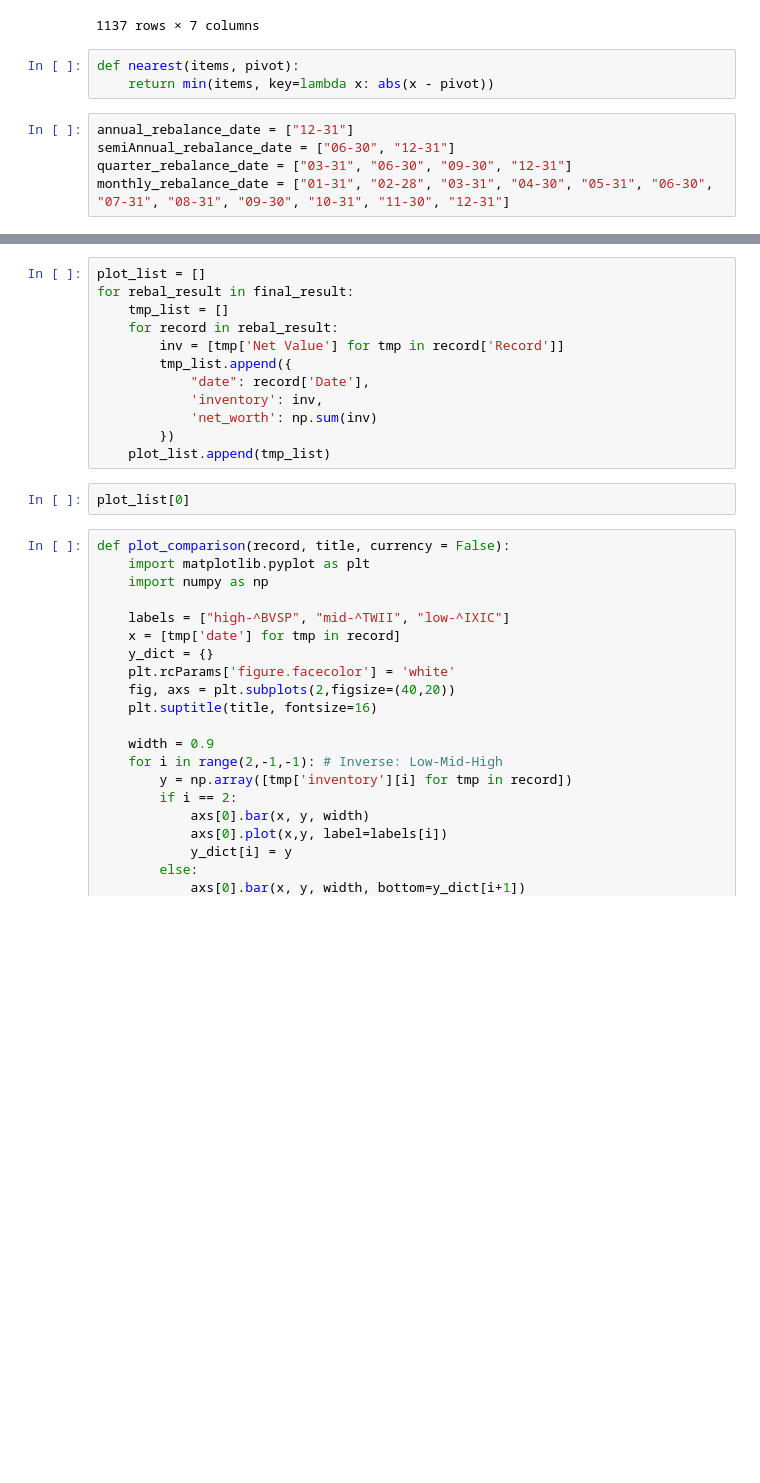
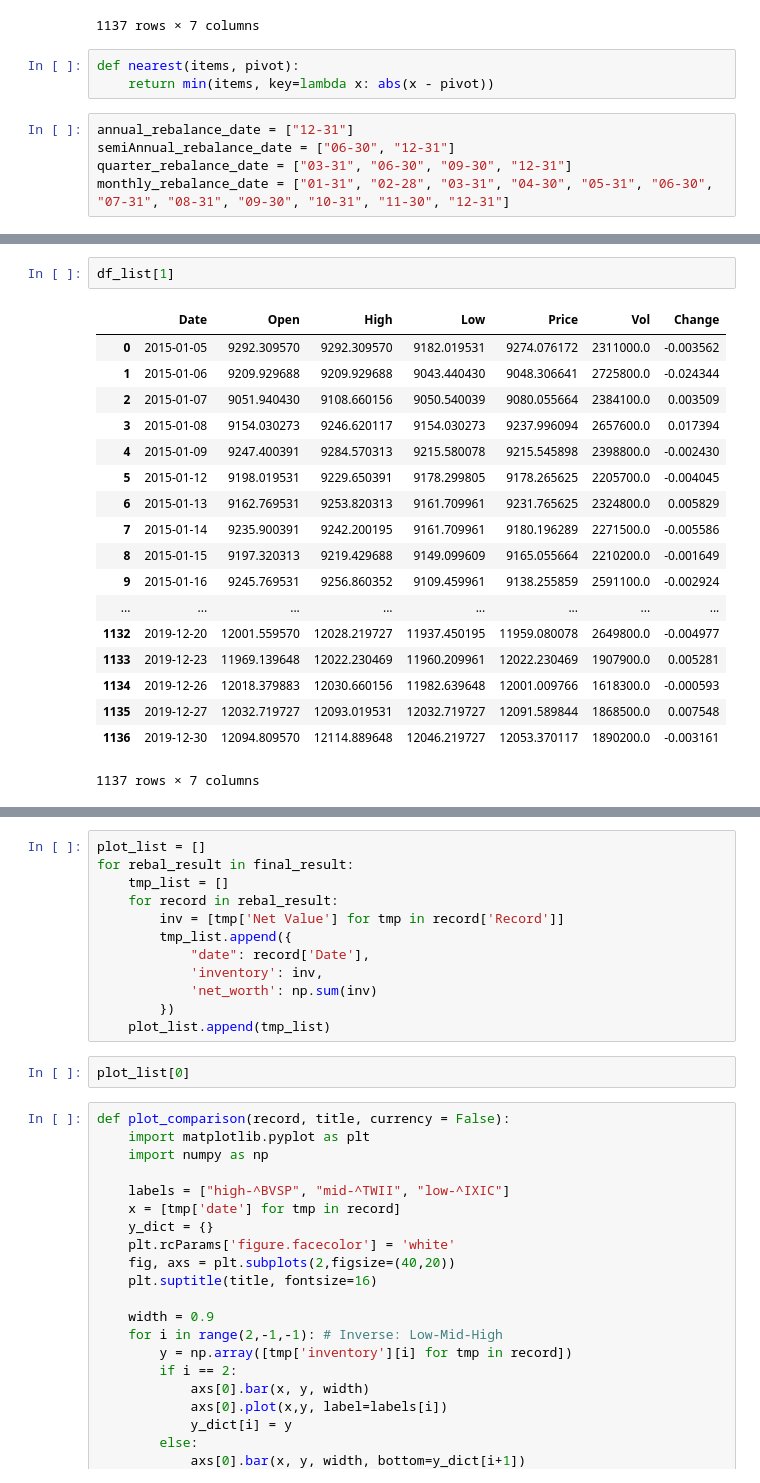
Before and after one commit to lzcaisg/reinforcement_trader, a Jupyter notebook: 0305 - Rebalancing for Benchmark-Add unrealized GainLoss.ipynb, the cells around one changed output, grey strips where cells are left out. Drawn from its saved outputs; the diff is of its cells as text; blank space fills up the shorter version.

```diff
--- a/0305 - Rebalancing for Benchmark-Add unrealized GainLoss.ipynb
+++ b/0305 - Rebalancing for Benchmark-Add unrealized GainLoss.ipynb
@@ -338 +337,22 @@ date
+# %%
+df_list[1]
+# %% [output]
+|  | Date | Open | High | Low | Price | Vol | Change |
+| 0 | 2015-01-05 | 9292.309570 | 9292.309570 | 9182.019531 | 9274.076172 | 2311000.0 | -0.003562 |
+| 1 | 2015-01-06 | 9209.929688 | 9209.929688 | 9043.440430 | 9048.306641 | 2725800.0 | -0.024344 |
+| 2 | 2015-01-07 | 9051.940430 | 9108.660156 | 9050.540039 | 9080.055664 | 2384100.0 | 0.003509 |
+| 3 | 2015-01-08 | 9154.030273 | 9246.620117 | 9154.030273 | 9237.996094 | 2657600.0 | 0.017394 |
+| 4 | 2015-01-09 | 9247.400391 | 9284.570313 | 9215.580078 | 9215.545898 | 2398800.0 | -0.002430 |
+| 5 | 2015-01-12 | 9198.019531 | 9229.650391 | 9178.299805 | 9178.265625 | 2205700.0 | -0.004045 |
+| 6 | 2015-01-13 | 9162.769531 | 9253.820313 | 9161.709961 | 9231.765625 | 2324800.0 | 0.005829 |
+| 7 | 2015-01-14 | 9235.900391 | 9242.200195 | 9161.709961 | 9180.196289 | 2271500.0 | -0.005586 |
+| 8 | 2015-01-15 | 9197.320313 | 9219.429688 | 9149.099609 | 9165.055664 | 2210200.0 | -0.001649 |
+| 9 | 2015-01-16 | 9245.769531 | 9256.860352 | 9109.459961 | 9138.255859 | 2591100.0 | -0.002924 |
+| ... | ... | ... | ... | ... | ... | ... | ... |
+| 1132 | 2019-12-20 | 12001.559570 | 12028.219727 | 11937.450195 | 11959.080078 | 2649800.0 | -0.004977 |
+| 1133 | 2019-12-23 | 11969.139648 | 12022.230469 | 11960.209961 | 12022.230469 | 1907900.0 | 0.005281 |
+| 1134 | 2019-12-26 | 12018.379883 | 12030.660156 | 11982.639648 | 12001.009766 | 1618300.0 | -0.000593 |
+| 1135 | 2019-12-27 | 12032.719727 | 12093.019531 | 12032.719727 | 12091.589844 | 1868500.0 | 0.007548 |
+| 1136 | 2019-12-30 | 12094.809570 | 12114.889648 | 12046.219727 | 12053.370117 | 1890200.0 | -0.003161 |
+1137 rows × 7 columns
 # %%
```
Also changed, not shown: parts of 20 cells of this notebook, 5 other files.
